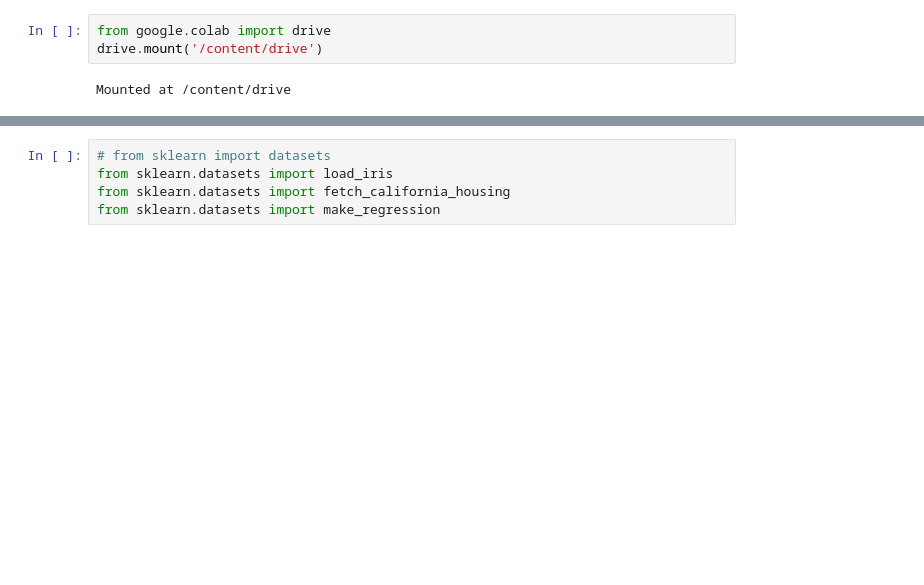
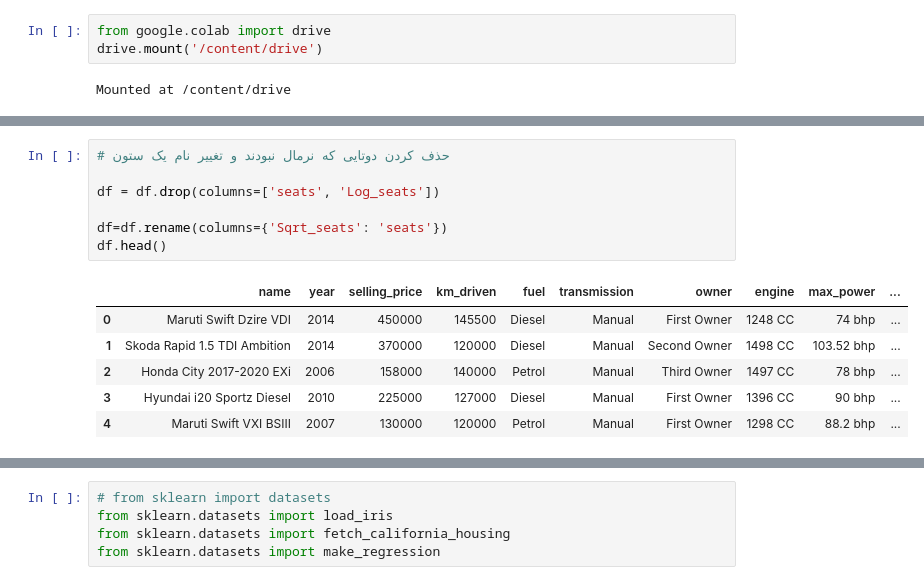
Before and after one commit to Artificial-i/-1-5, a Jupyter notebook: hal_Tamrin1_Trm5.ipynb, the cells around one changed output, grey strips where cells are left out. Cells and saved outputs as stored; diff of their text form; blank space fills up the shorter version.

```diff
--- a/hal_Tamrin1_Trm5.ipynb
+++ b/hal_Tamrin1_Trm5.ipynb
@@ -90,0 +258,14 @@ dtype: int64
+# %%
+# حذف کردن دوتایی که نرمال نبودند و تغییر نام یک ستون
+
+df = df.drop(columns=['seats', 'Log_seats'])
+
+df=df.rename(columns={'Sqrt_seats': 'seats'})
+df.head()
+# %% [output]
+|  | name | year | selling_price | km_driven | fuel | transmission | owner | engine | max_power | ... |
+| 0 | Maruti Swift Dzire VDI | 2014 | 450000 | 145500 | Diesel | Manual | First Owner | 1248 CC | 74 bhp | ... |
+| 1 | Skoda Rapid 1.5 TDI Ambition | 2014 | 370000 | 120000 | Diesel | Manual | Second Owner | 1498 CC | 103.52 bhp | ... |
+| 2 | Honda City 2017-2020 EXi | 2006 | 158000 | 140000 | Petrol | Manual | Third Owner | 1497 CC | 78 bhp | ... |
+| 3 | Hyundai i20 Sportz Diesel | 2010 | 225000 | 127000 | Diesel | Manual | First Owner | 1396 CC | 90 bhp | ... |
+| 4 | Maruti Swift VXI BSIII | 2007 | 130000 | 120000 | Petrol | Manual | First Owner | 1298 CC | 88.2 bhp | ... |
```
Also changed, not shown: parts of 38 cells of this notebook.
